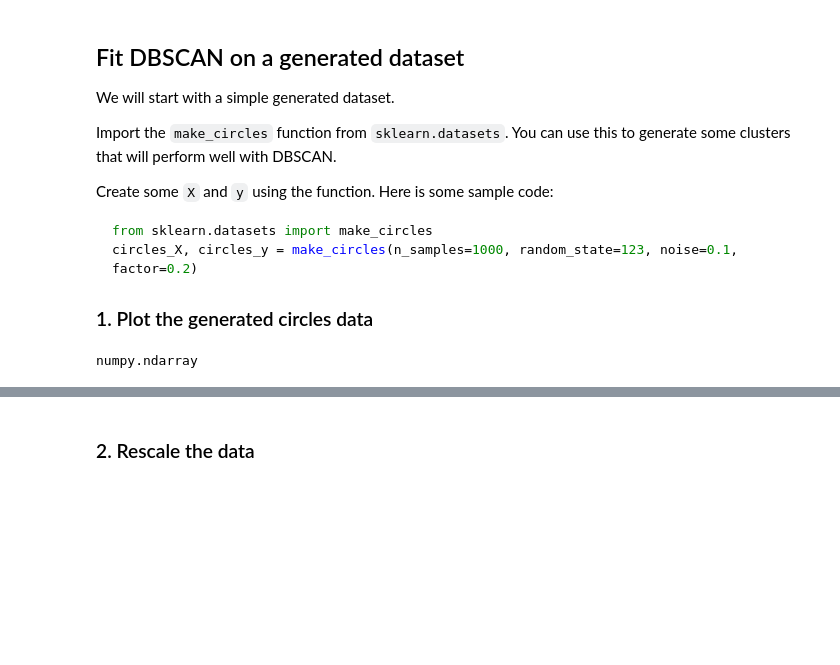
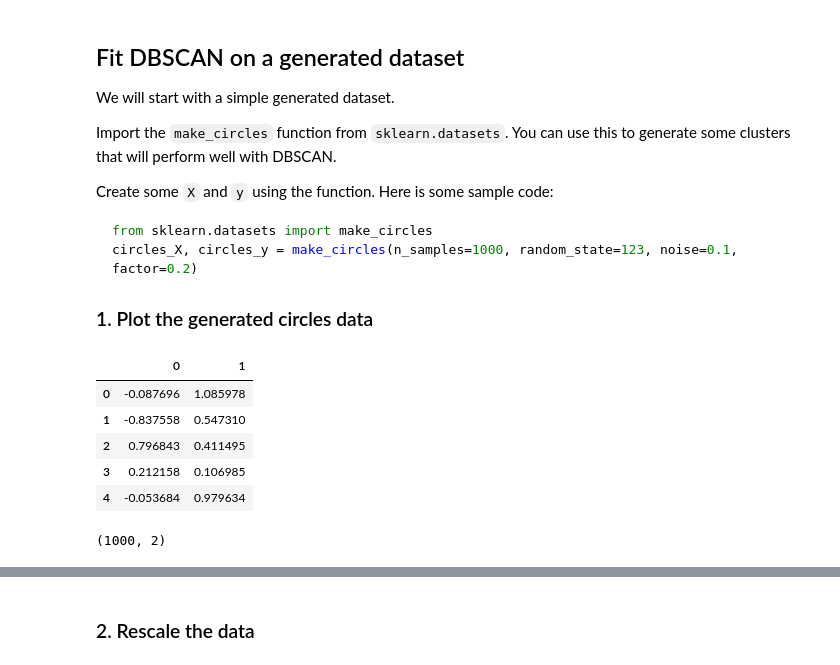
Before and after one commit to AbdullahMu/dbscan-clustring, a Jupyter notebook: DBSCAN-lab/dbscan-circles-startercode.ipynb, the cells around one changed output, grey strips where cells are left out. Cells and saved outputs as stored; diff of their text form; code cells hidden in the pictures; blank space fills up the shorter version.

```diff
--- a/DBSCAN-lab/dbscan-circles-startercode.ipynb
+++ b/DBSCAN-lab/dbscan-circles-startercode.ipynb
@@ -45,2 +44,17 @@ from sklearn.datasets import make_circles
 # %%
+from sklearn.datasets import make_circles
 circles_X, circles_y = make_circles(n_samples=1000, random_state=123, noise=0.1, factor=0.2)
+# set X
+circles = pd.DataFrame(circles_X)
+circles ['y'] = circles_y
+X = circles.drop('y', axis = 1)
+
+# disply X
+X.head()
+# %% [output]
+|  | 0 | 1 |
+| 0 | -0.087696 | 1.085978 |
+| 1 | -0.837558 | 0.547310 |
+| 2 | 0.796843 | 0.411495 |
+| 3 | 0.212158 | 0.106985 |
+| 4 | -0.053684 | 0.979634 |
@@ -51,4 +61,4 @@ circles_X, circles_y = make_circles(n_samples=1000, random_state=123, noise=0.1,
-# %%
-type(circles_X)
-# %% [output]
-numpy.ndarray
+# %%
+X.shape
+# %% [output]
+(1000, 2)
```
Also changed, not shown: parts of 37 cells of this notebook, 2 other files.
